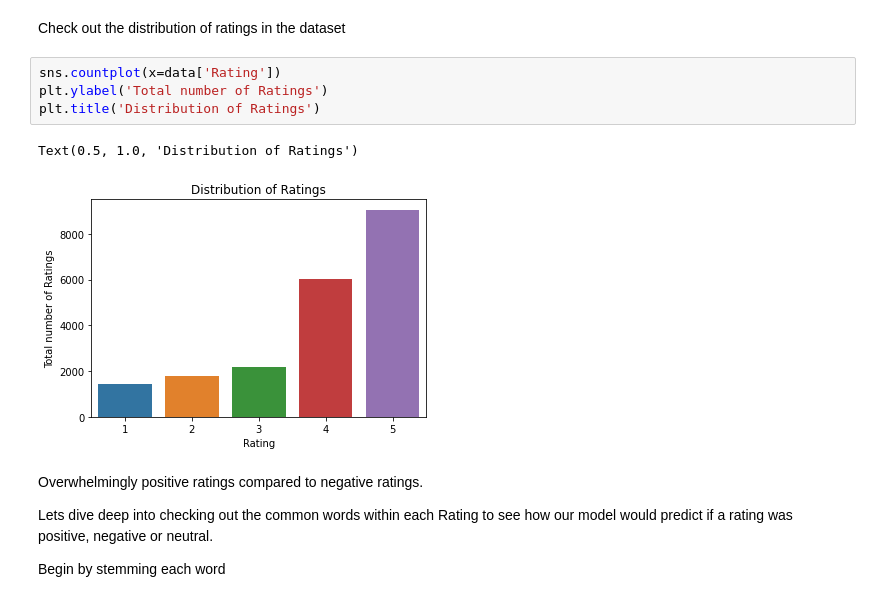
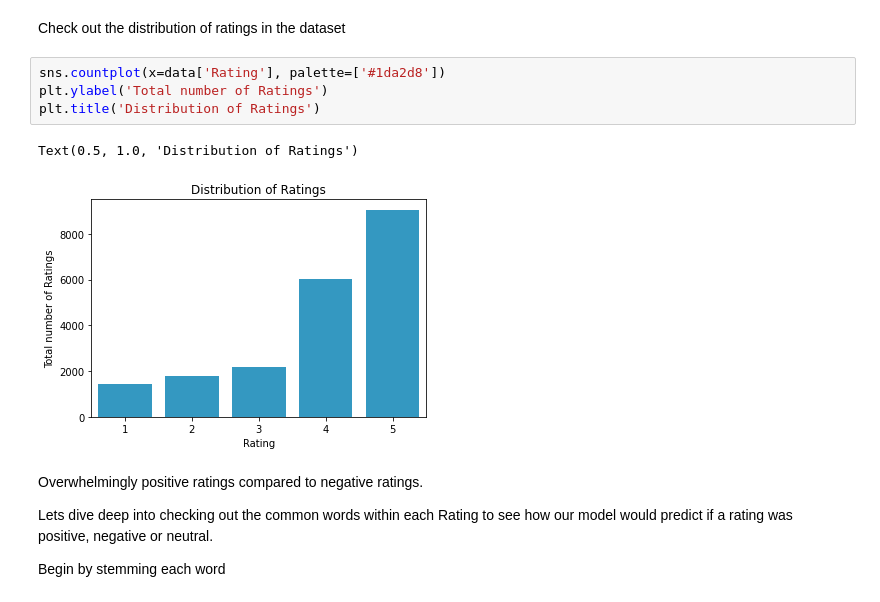
Before and after one commit to JohnathanJack/tripadvisor_reviews, a Jupyter notebook: eda.ipynb, the cells around one changed output. Cells and saved outputs as stored; diff of their text form.

```diff
--- a/eda.ipynb
+++ b/eda.ipynb
@@ -32,12 +32,12 @@ data.shape
 # %% [markdown]
 Check out the distribution of ratings in the dataset
 # %%
-sns.countplot(x=data['Rating'])
+sns.countplot(x=data['Rating'], palette=['#1da2d8'])
 plt.ylabel('Total number of Ratings')
 plt.title('Distribution of Ratings')
 # %% [output]
 Text(0.5, 1.0, 'Distribution of Ratings')
-[figure, old version]
+[figure, new version]
 # %% [markdown]
 Overwhelmingly positive ratings compared to negative ratings.
 
```
Also changed, not shown: parts of 7 cells of this notebook.
